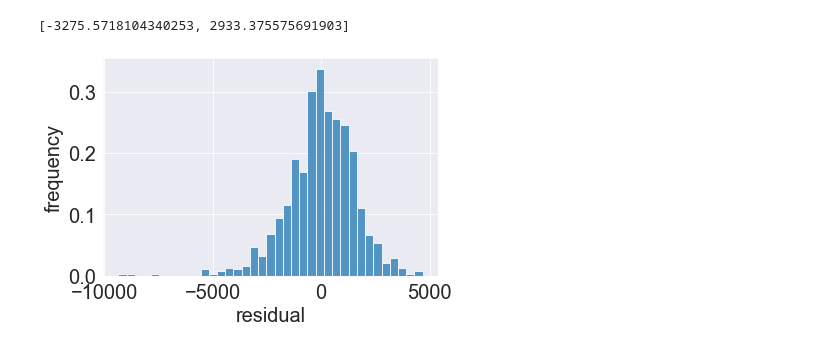
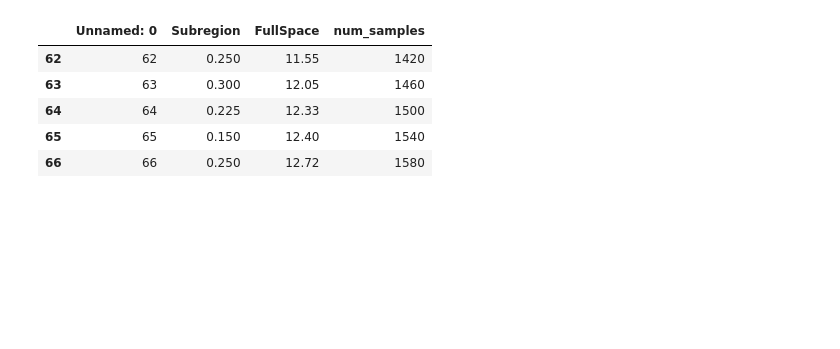
Before and after one commit to QianWanghhu/IES-FF, a Jupyter notebook: src/visualization.ipynb, the cells around one changed output. Saved outputs shown, nothing was run; the diff lists cells and outputs as text; code cells hidden in the pictures; blank space fills up the shorter version.

```diff
--- a/src/visualization.ipynb
+++ b/src/visualization.ipynb
@@ -89,7 +15,0 @@ y_line = x_line
-# %%
-# calculate the residuals
-resid = pce_vals.flatten() - model_vals.flatten()
-bounds = [np.quantile(resid, 0.025), np.quantile(resid, 0.975)]
-bounds
-# %% [output]
-[-3275.5718104340253, 2933.375575691903]
@@ -100,8 +15,0 @@ bounds_dict = update_bounds(f_name, bounds)
-# %%
-# plot the distribution of residuals
-ax = sns.histplot(resid, stat='frequency');
-ax.set_xlabel('residual')
-ax.set_ylabel('frequency');
-plt.savefig(f'{file_settings()[0]}figs/residual_rmse_iter{num_iter}.png', format='png', dpi=300)
-# %% [output]
-[figure, removed]
@@ -107,0 +39,12 @@ plt.savefig(f'{file_settings()[0]}figs/residual_rmse_iter{num_iter}.png', format
+# %%
+# import files for analysis
+ratio_samples = pd.read_csv(fpath + fname)
+ratio_samples['FullSpace'] = 100 * ratio_samples['FullSpace']
+ratio_samples.tail()
+# %% [output]
+|  | Unnamed: 0 | Subregion | FullSpace | num_samples |
+| 62 | 62 | 0.250 | 11.55 | 1420 |
+| 63 | 63 | 0.300 | 12.05 | 1460 |
+| 64 | 64 | 0.225 | 12.33 | 1500 |
+| 65 | 65 | 0.150 | 12.40 | 1540 |
+| 66 | 66 | 0.250 | 12.72 | 1580 |
```
Also changed, not shown: parts of 19 cells of this notebook.
